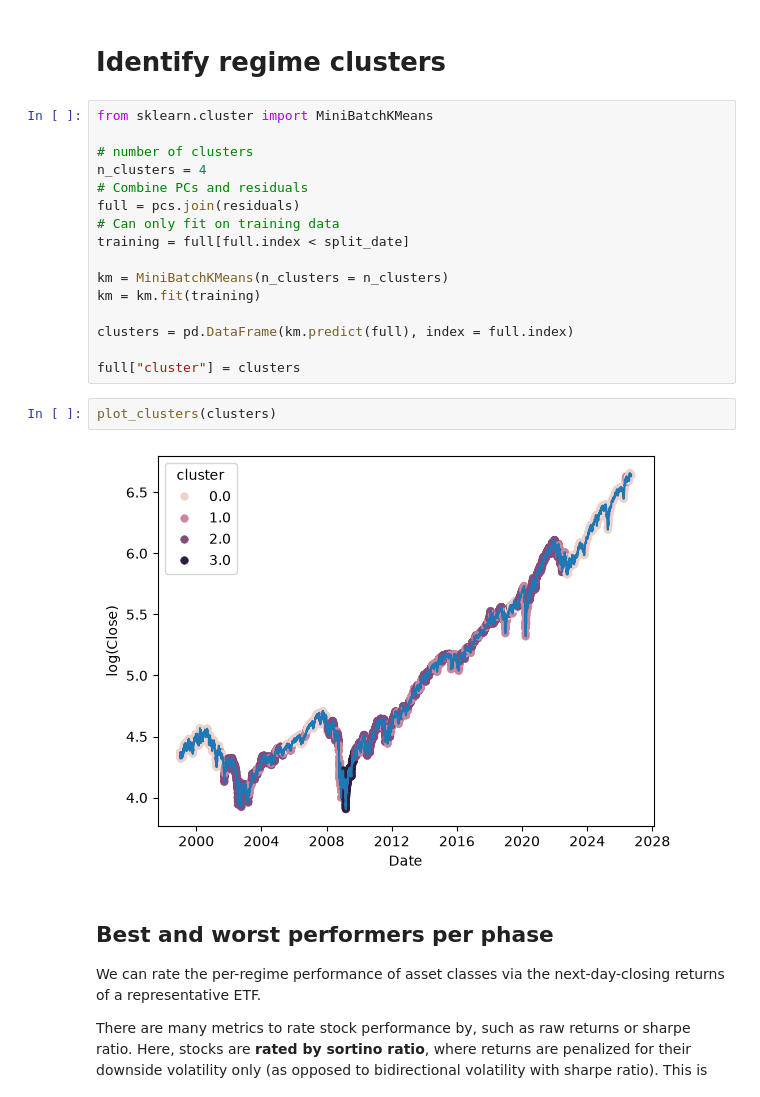
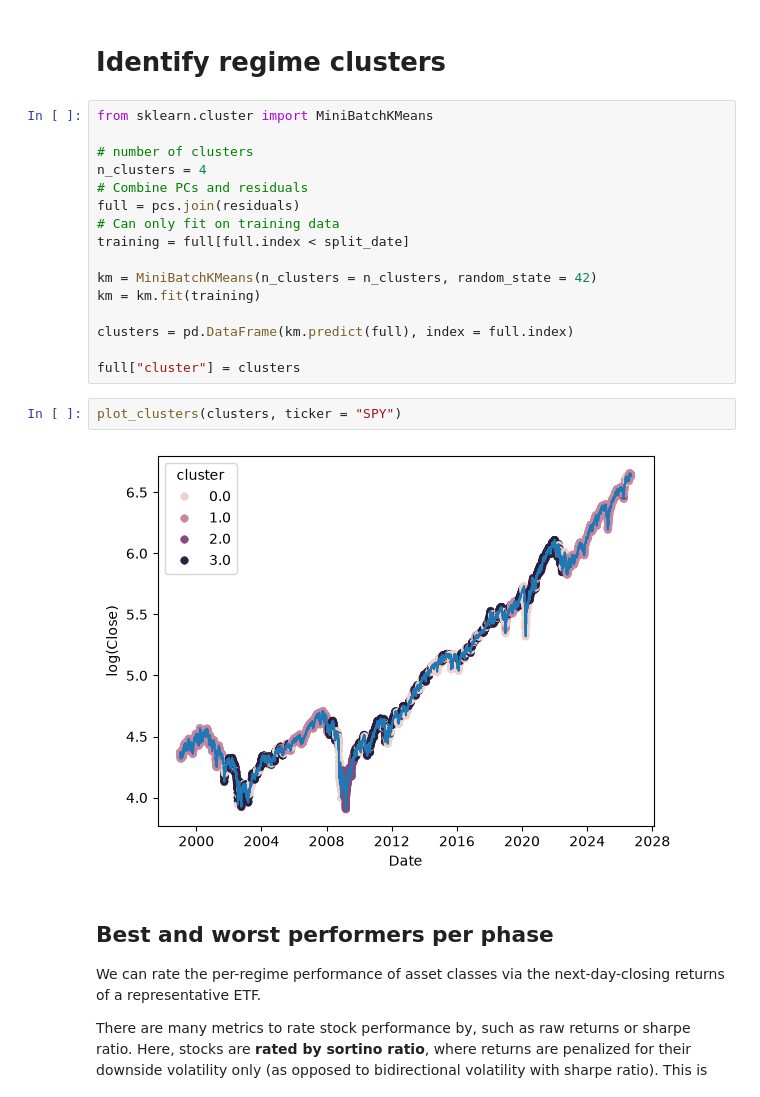
Before and after one commit to sl9998/regime-identification, a Jupyter notebook: Notebooks/regimes.ipynb, the cells around one changed output. Cells and saved outputs as stored; diff of their text form.

```diff
--- a/Notebooks/regimes.ipynb
+++ b/Notebooks/regimes.ipynb
@@ -199,16 +186,16 @@ full = pcs.join(residuals)
 # Can only fit on training data
 training = full[full.index < split_date]
 
-km = MiniBatchKMeans(n_clusters = n_clusters)
+km = MiniBatchKMeans(n_clusters = n_clusters, random_state = 42)
 km = km.fit(training)
 
 clusters = pd.DataFrame(km.predict(full), index = full.index)
 
 full["cluster"] = clusters
 # %%
-plot_clusters(clusters)
+plot_clusters(clusters, ticker = "SPY")
 # %% [output]
-[figure, old version]
+[figure, new version]
 # %% [markdown]
 ## Best and worst performers per phase
 
```
Also changed, not shown: parts of 43 cells of this notebook, 2 other files.
